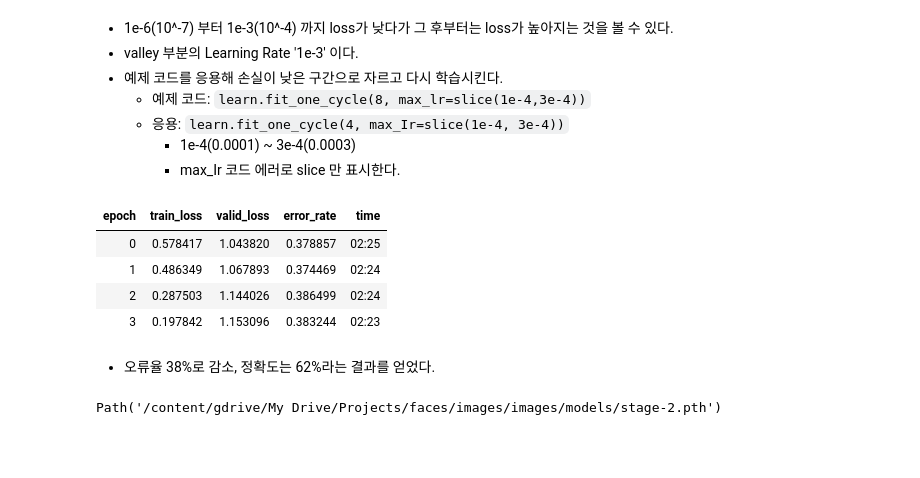
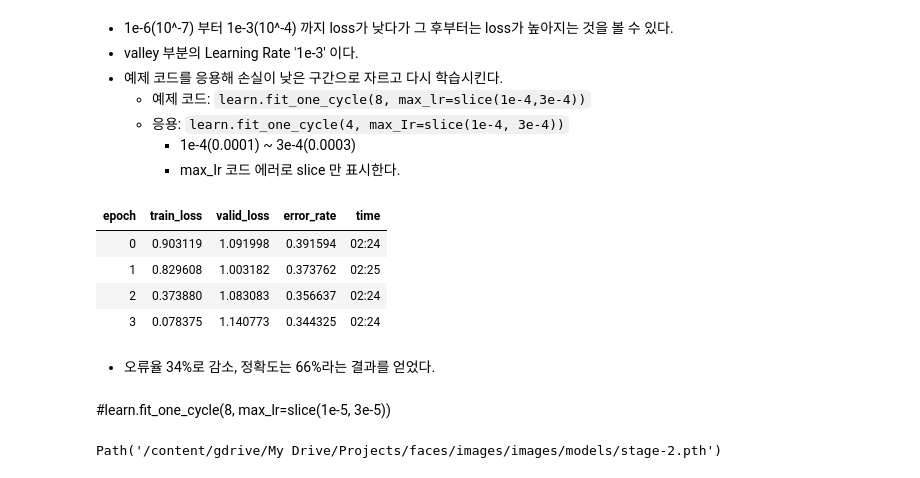
Before and after one commit to dddddyoung2/Project-Facial_Expression_Recognition, a Jupyter notebook: Facial_Expression_Recognition.ipynb, the cells around one changed output. Drawn from its saved outputs; the diff is of its cells as text; code cells hidden in the pictures; blank space fills up the shorter version.

```diff
--- a/Facial_Expression_Recognition.ipynb
+++ b/Facial_Expression_Recognition.ipynb
@@ -176,17 +178,18 @@ SuggestedLRs(valley=7.585775892948732e-05)
   - 응용: `learn.fit_one_cycle(4, max_Ir=slice(1e-4, 3e-4))`
     - 1e-4(0.0001) ~ 3e-4(0.0003)
     - max_Ir 코드 에러로 slice 만 표시한다.
-# %%
-#learn.fit_one_cycle(8, max_lr=slice(1e-5, 3e-5))
-learn.fit_one_cycle(4, slice(0.00001, 0.00003))
-# %% [output]
-| epoch | train_loss | valid_loss | error_rate | time |
-| 0 | 0.578417 | 1.043820 | 0.378857 | 02:25 |
-| 1 | 0.486349 | 1.067893 | 0.374469 | 02:24 |
-| 2 | 0.287503 | 1.144026 | 0.386499 | 02:24 |
-| 3 | 0.197842 | 1.153096 | 0.383244 | 02:23 |
+# %%
+learn.fit_one_cycle(4, slice(0.0001, 0.0003))
+# %% [output]
+| epoch | train_loss | valid_loss | error_rate | time |
+| 0 | 0.903119 | 1.091998 | 0.391594 | 02:24 |
+| 1 | 0.829608 | 1.003182 | 0.373762 | 02:25 |
+| 2 | 0.373880 | 1.083083 | 0.356637 | 02:24 |
+| 3 | 0.078375 | 1.140773 | 0.344325 | 02:24 |
 # %% [markdown]
-- 오류율 38%로 감소, 정확도는 62%라는 결과를 얻었다.
+- 오류율 34%로 감소, 정확도는 66%라는 결과를 얻었다.
+# %% [markdown]
+#learn.fit_one_cycle(8, max_lr=slice(1e-5, 3e-5))
 # %%
 learn.save('stage-2')
 # %% [output]
```
Also changed, not shown: parts of 6 cells of this notebook.
